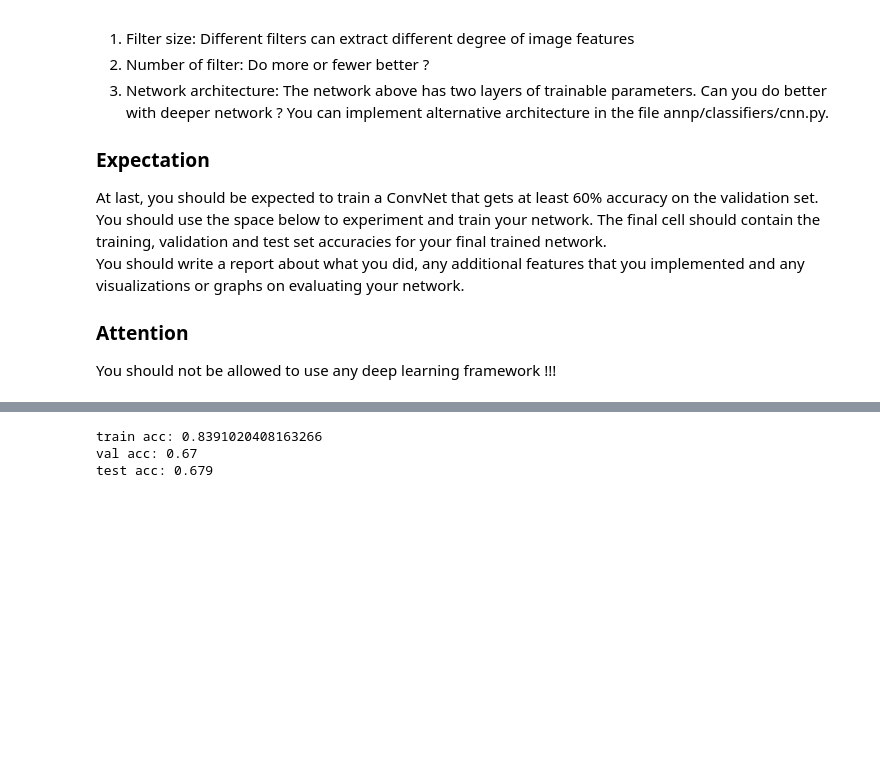
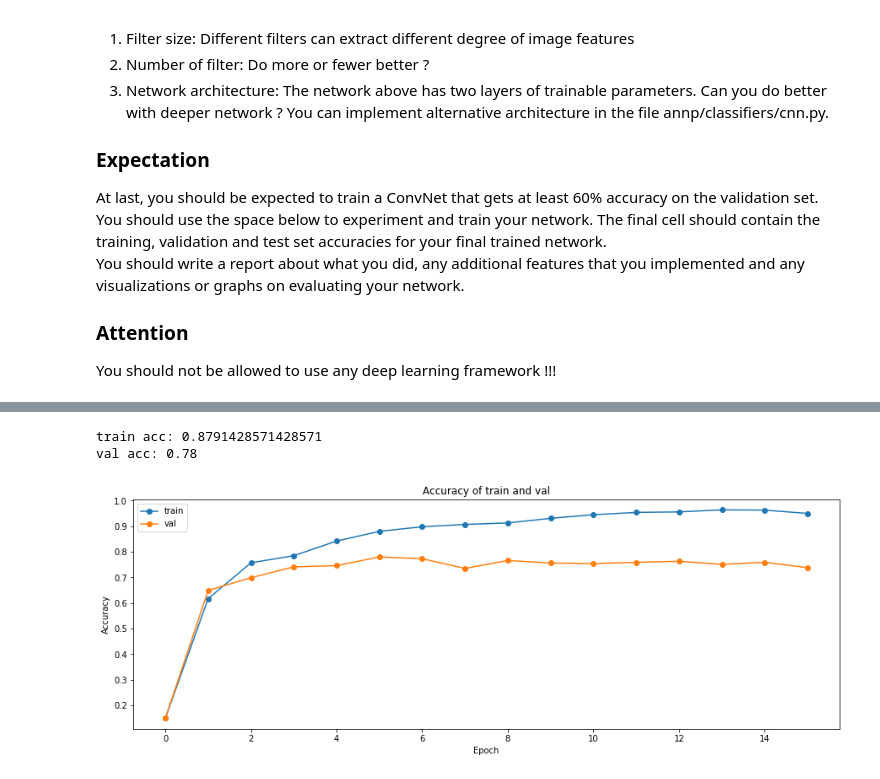
Before and after one commit to He-Ze/CS231n-Assignment2, a Jupyter notebook: final-project/ConvolutionalNetworks.ipynb, the cells around one changed output, grey strips where cells are left out. Saved outputs shown, nothing was run; the diff lists cells and outputs as text; code cells hidden in the pictures; blank space fills up the shorter version.

```diff
--- a/final-project/ConvolutionalNetworks.ipynb
+++ b/final-project/ConvolutionalNetworks.ipynb
@@ -755,0 +783,15 @@ solver.check_accuracy(data['X_test'], data['y_test'])
+# %%
+from annp.classifiers.cnn import ConvNet
+
+num_train = 4000
+reg = 2e-05
+model = ConvNet(
+    num_filters=96, filter_size=3, weight_scale=5e-3, affine_layers=2, hidden_dims=[2000,2000], reg=reg, use_batchnorm=False)
+solver = Solver(
+    model, data,num_epochs=15, batch_size=50,update_rule='adam',
+    optim_config={
+    'learning_rate': 0.00015,
+    'lr_decay': 0.99
+    },
+    verbose=True, print_every=100)
+solver.train()
@@ -756,8 +816,20 @@ solver.check_accuracy(data['X_test'], data['y_test'])
 # %%
 print('train acc:', solver.check_accuracy(data['X_train'], data['y_train']))
 print('val acc:', solver.check_accuracy(data['X_val'], data['y_val']))
-print('test acc:', solver.check_accuracy(data['X_test'], data['y_test']))
 # %% [output]
-train acc: 0.8391020408163266
-val acc: 0.67
-test acc: 0.679
+train acc: 0.8791428571428571
+val acc: 0.78
+# %%
+trainAcc1=solver.train_acc_history
+valAcc1=solver.val_acc_history
+
+plt.title("Accuracy of train and val")
+plt.xlabel("Epoch")
+plt.ylabel("Accuracy")
+plt.plot(trainAcc1, '-o',label="train")
+plt.plot(valAcc1,'-o',label="val")
+plt.legend()
+plt.gcf().set_size_inches(15, 5)
+plt.show()
+# %% [output]
+[figure, added]
```
Also changed, not shown: parts of 21 cells of this notebook, 4 other files.
